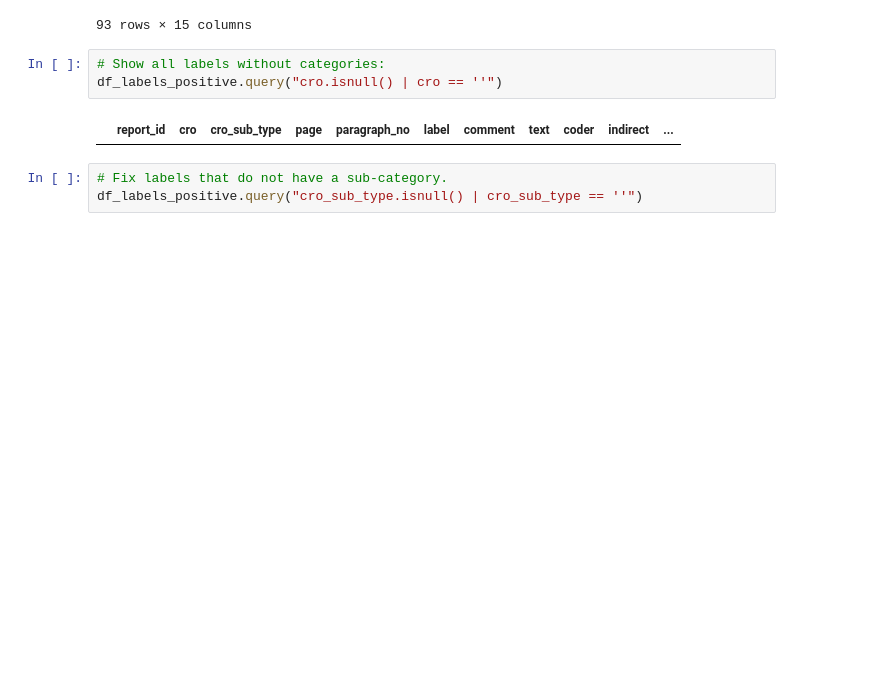
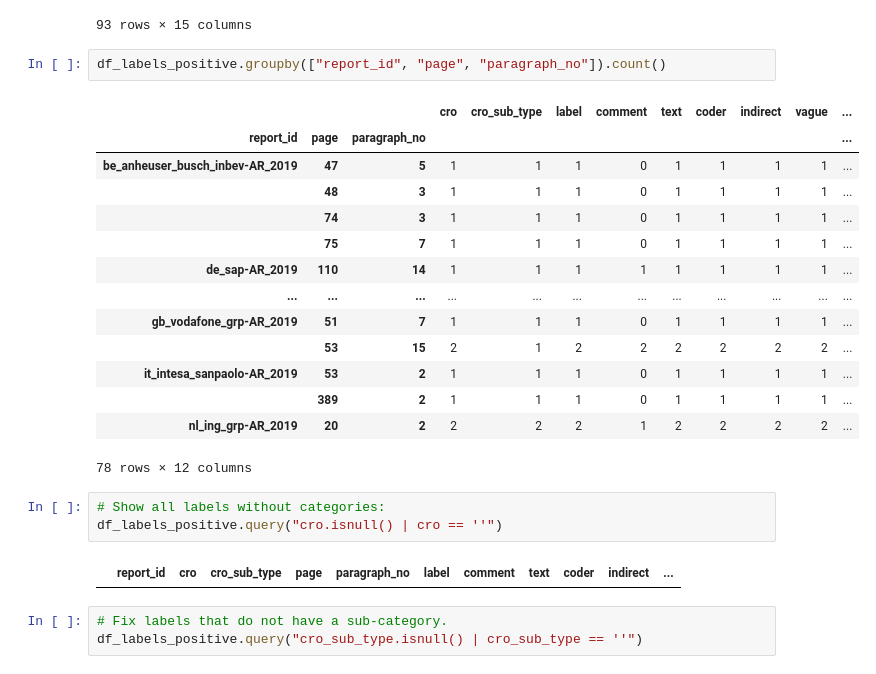
Before and after one commit to dafrie/fin-disclosures-nlp, a Jupyter notebook: notebooks/labels/TestDataPreparation.ipynb, the cells around one changed output. Saved outputs shown, nothing was run; the diff lists cells and outputs as text; blank space fills up the shorter version.

```diff
--- a/notebooks/labels/TestDataPreparation.ipynb
+++ b/notebooks/labels/TestDataPreparation.ipynb
@@ -55,6 +55,23 @@ df_labels_positive
 | 91 | nl_ing_grp-AR_2019 | OP | RESILI | 20 | 2 | True | NaN | We believe climate risk is a stra... | DF | False | ... |
 | 92 | nl_ing_grp-AR_2019 | TR | MARKET | 20 | 2 | True | indirect,vague | We believe climate risk is a stra... | DF | True | ... |
 93 rows × 15 columns
+# %%
+df_labels_positive.groupby(["report_id", "page", "paragraph_no"]).count()
+# %% [output]
+|  |  |  | cro | cro_sub_type | label | comment | text | coder | indirect | vague | ... |
+| report_id | page | paragraph_no |  |  |  |  |  |  |  |  | ... |
+| be_anheuser_busch_inbev-AR_2019 | 47 | 5 | 1 | 1 | 1 | 0 | 1 | 1 | 1 | 1 | ... |
+|  | 48 | 3 | 1 | 1 | 1 | 0 | 1 | 1 | 1 | 1 | ... |
+|  | 74 | 3 | 1 | 1 | 1 | 0 | 1 | 1 | 1 | 1 | ... |
+|  | 75 | 7 | 1 | 1 | 1 | 0 | 1 | 1 | 1 | 1 | ... |
+| de_sap-AR_2019 | 110 | 14 | 1 | 1 | 1 | 1 | 1 | 1 | 1 | 1 | ... |
+| ... | ... | ... | ... | ... | ... | ... | ... | ... | ... | ... | ... |
+| gb_vodafone_grp-AR_2019 | 51 | 7 | 1 | 1 | 1 | 0 | 1 | 1 | 1 | 1 | ... |
+|  | 53 | 15 | 2 | 1 | 2 | 2 | 2 | 2 | 2 | 2 | ... |
+| it_intesa_sanpaolo-AR_2019 | 53 | 2 | 1 | 1 | 1 | 0 | 1 | 1 | 1 | 1 | ... |
+|  | 389 | 2 | 1 | 1 | 1 | 0 | 1 | 1 | 1 | 1 | ... |
+| nl_ing_grp-AR_2019 | 20 | 2 | 2 | 2 | 2 | 1 | 2 | 2 | 2 | 2 | ... |
+78 rows × 12 columns
 # %%
 # Show all labels without categories:
 df_labels_positive.query("cro.isnull() | cro == ''")
```
Also changed, not shown: 1 other file.
